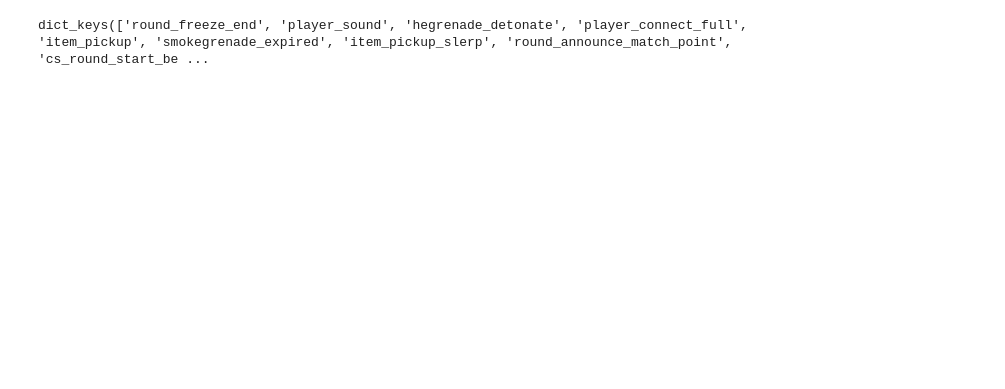
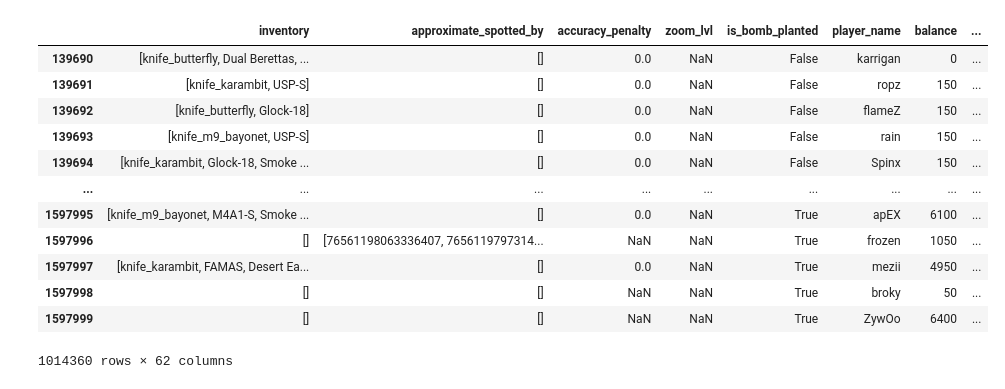
Before and after one commit to szmidapatrik/c2m1TPaeVlsln, a Jupyter notebook: proj/graph_dataset/CS2_dataset_package_test.ipynb, the cells around one changed output. Cells and saved outputs as stored; diff of their text form; code cells hidden in the pictures; blank space fills up the shorter version.

```diff
--- a/proj/graph_dataset/CS2_dataset_package_test.ipynb
+++ b/proj/graph_dataset/CS2_dataset_package_test.ipynb
@@ -18,4 +37,0 @@ dem = Demo('../../data/matches-raw/cs2/2023/_iem-sydney-2023-apeks-vs-gamerlegio
-# %%
-dem.events.keys()
-# %% [output]
-dict_keys(['round_freeze_end', 'player_sound', 'hegrenade_detonate', 'player_connect_full', 'item_pickup', 'smokegrenade_expired', 'item_pickup_slerp', 'round_announce_match_point', 'cs_round_start_be ...
@@ -21,0 +98,16 @@ dict_keys(['round_freeze_end', 'player_sound', 'hegrenade_detonate', 'player_con
+# %%
+dem.ticks
+# %% [output]
+|  | inventory | approximate_spotted_by | accuracy_penalty | zoom_lvl | is_bomb_planted | player_name | balance | ... |
+| 139690 | [knife_butterfly, Dual Berettas, ... | [] | 0.0 | NaN | False | karrigan | 0 | ... |
+| 139691 | [knife_karambit, USP-S] | [] | 0.0 | NaN | False | ropz | 150 | ... |
+| 139692 | [knife_butterfly, Glock-18] | [] | 0.0 | NaN | False | flameZ | 150 | ... |
+| 139693 | [knife_m9_bayonet, USP-S] | [] | 0.0 | NaN | False | rain | 150 | ... |
+| 139694 | [knife_karambit, Glock-18, Smoke ... | [] | 0.0 | NaN | False | Spinx | 150 | ... |
+| ... | ... | ... | ... | ... | ... | ... | ... | ... |
+| 1597995 | [knife_m9_bayonet, M4A1-S, Smoke ... | [] | 0.0 | NaN | True | apEX | 6100 | ... |
+| 1597996 | [] | [76561198063336407, 7656119797314... | NaN | NaN | True | frozen | 1050 | ... |
+| 1597997 | [knife_karambit, FAMAS, Desert Ea... | [] | 0.0 | NaN | True | mezii | 4950 | ... |
+| 1597998 | [] | [] | NaN | NaN | True | broky | 50 | ... |
+| 1597999 | [] | [] | NaN | NaN | True | ZywOo | 6400 | ... |
+1014360 rows × 62 columns
```
Also changed, not shown: parts of 4 cells of this notebook.
